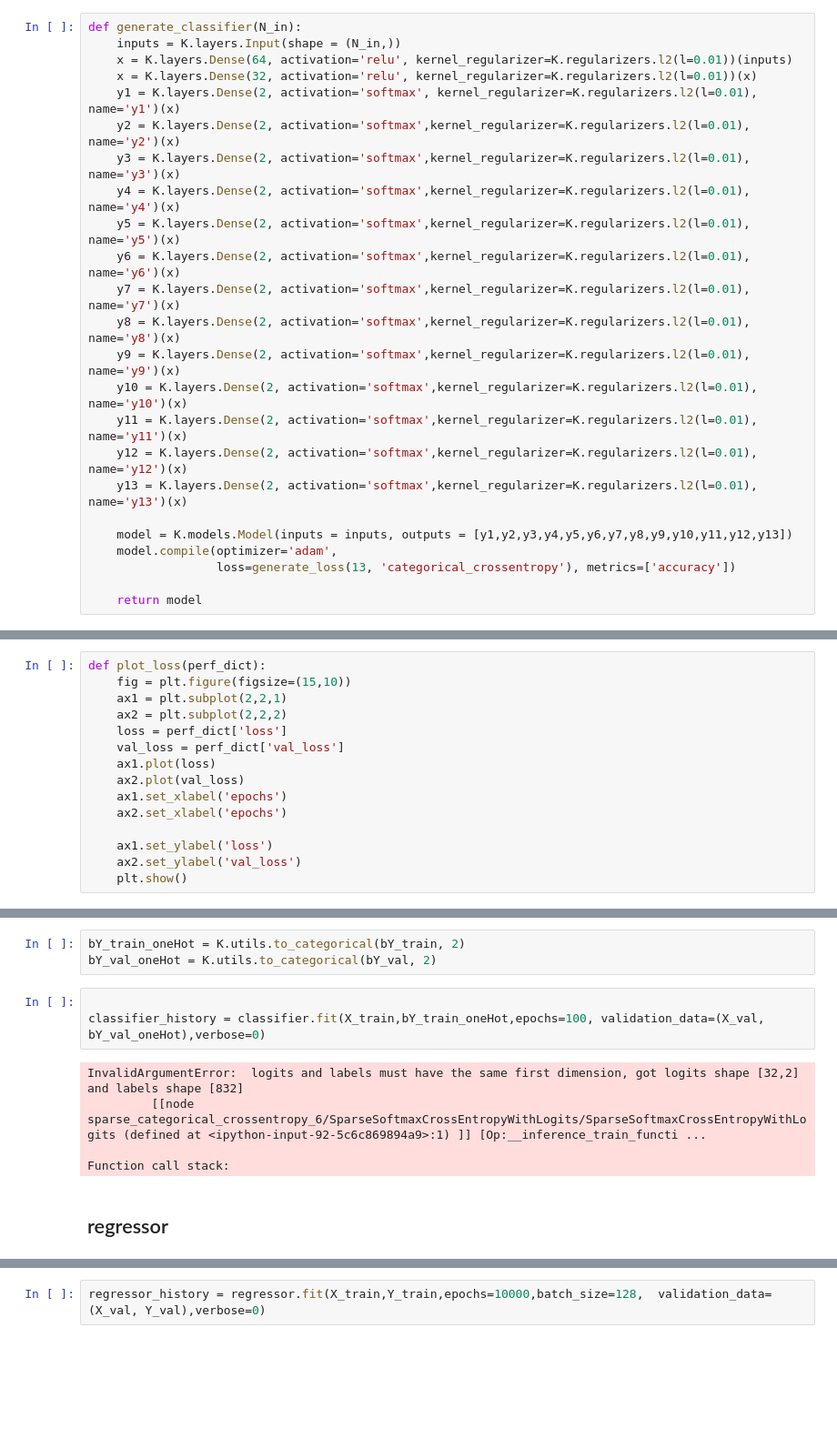
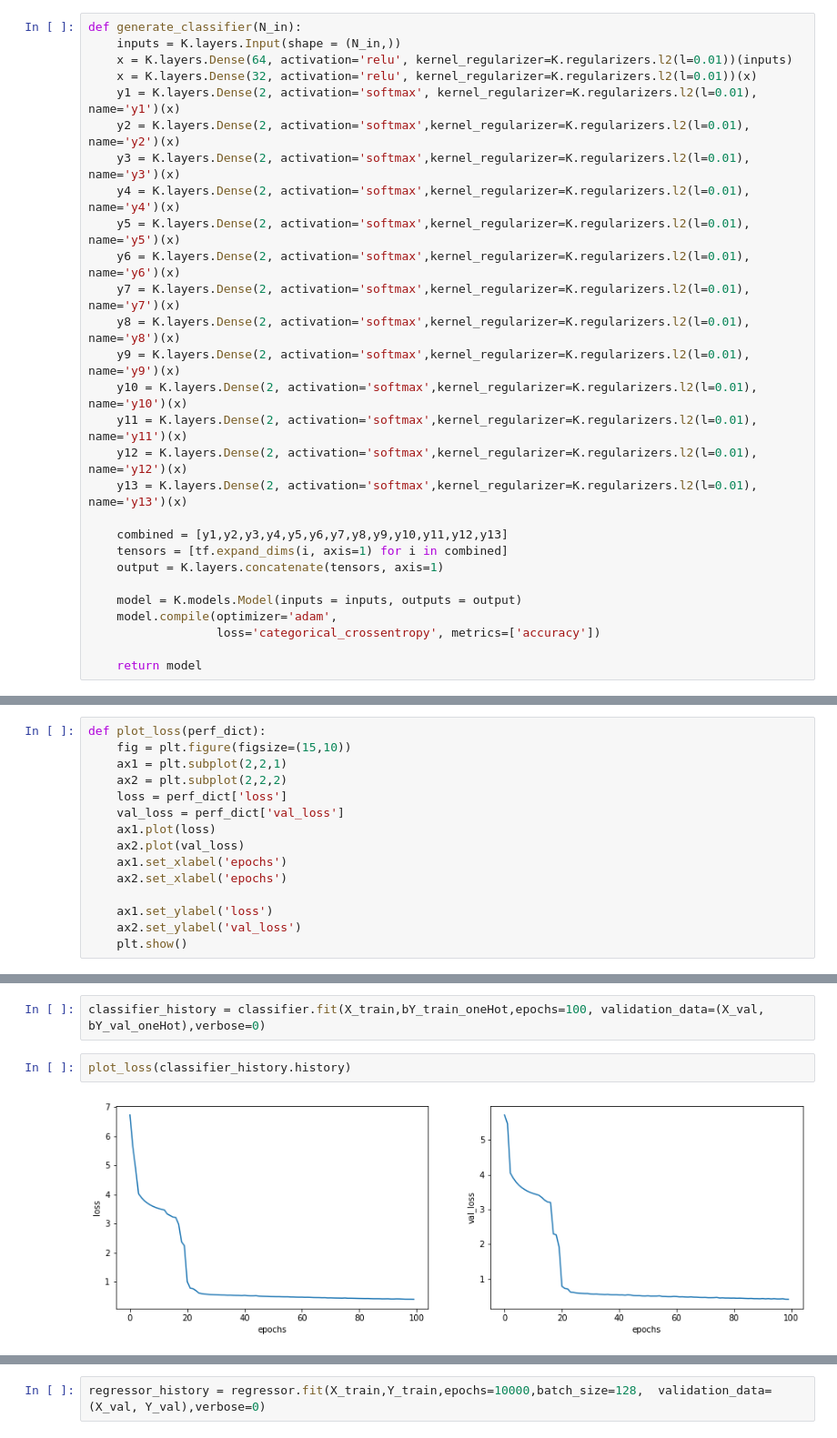
Before and after one commit to nalinimsingh/mm-cell_lines, a Jupyter notebook: AE_multiTaskNN.ipynb, the cells around one changed output, grey strips where cells are left out. Shown at 91% size. Saved outputs shown, nothing was run; the diff lists cells and outputs as text; blank space fills up the shorter version.

Commit message:
Fix multi task classifier.

```diff
--- a/AE_multiTaskNN.ipynb
+++ b/AE_multiTaskNN.ipynb
@@ -86,9 +96,13 @@ def generate_classifier(N_in):
     y12 = K.layers.Dense(2, activation='softmax',kernel_regularizer=K.regularizers.l2(l=0.01), name='y12')(x)
     y13 = K.layers.Dense(2, activation='softmax',kernel_regularizer=K.regularizers.l2(l=0.01), name='y13')(x)
 
-    model = K.models.Model(inputs = inputs, outputs = [y1,y2,y3,y4,y5,y6,y7,y8,y9,y10,y11,y12,y13])
+    combined = [y1,y2,y3,y4,y5,y6,y7,y8,y9,y10,y11,y12,y13]
+    tensors = [tf.expand_dims(i, axis=1) for i in combined]
+    output = K.layers.concatenate(tensors, axis=1)
+
+    model = K.models.Model(inputs = inputs, outputs = output)
     model.compile(optimizer='adam',
-                  loss=generate_loss(13, 'categorical_crossentropy'), metrics=['accuracy'])
+                  loss='categorical_crossentropy', metrics=['accuracy'])
 
     return model
 # %%
@@ -178,13 +193,6 @@ Input (None, 128) Output [(None, 2), (None, 2), (None, 2), (None, 2), (None, 2),
-# %%
-bY_train_oneHot = K.utils.to_categorical(bY_train, 2)
-bY_val_oneHot = K.utils.to_categorical(bY_val, 2)
 # %%
-
 classifier_history = classifier.fit(X_train,bY_train_oneHot,epochs=100, validation_data=(X_val, bY_val_oneHot),verbose=0)
-# %% [output]
-InvalidArgumentError:  logits and labels must have the same first dimension, got logits shape [32,2] and labels shape [832]
-         [[node sparse_categorical_crossentropy_6/SparseSoftmaxCrossEntropyWithLogits/SparseSoftmaxCrossEntropyWithLogits (defined at <ipython-input-92-5c6c869894a9>:1) ]] [Op:__inference_train_functi ...
-
-Function call stack:
-# %% [markdown]
-## regressor
+# %%
+plot_loss(classifier_history.history)
+# %% [output]
+[figure, added]
```
Also changed, not shown: parts of 17 cells of this notebook.
